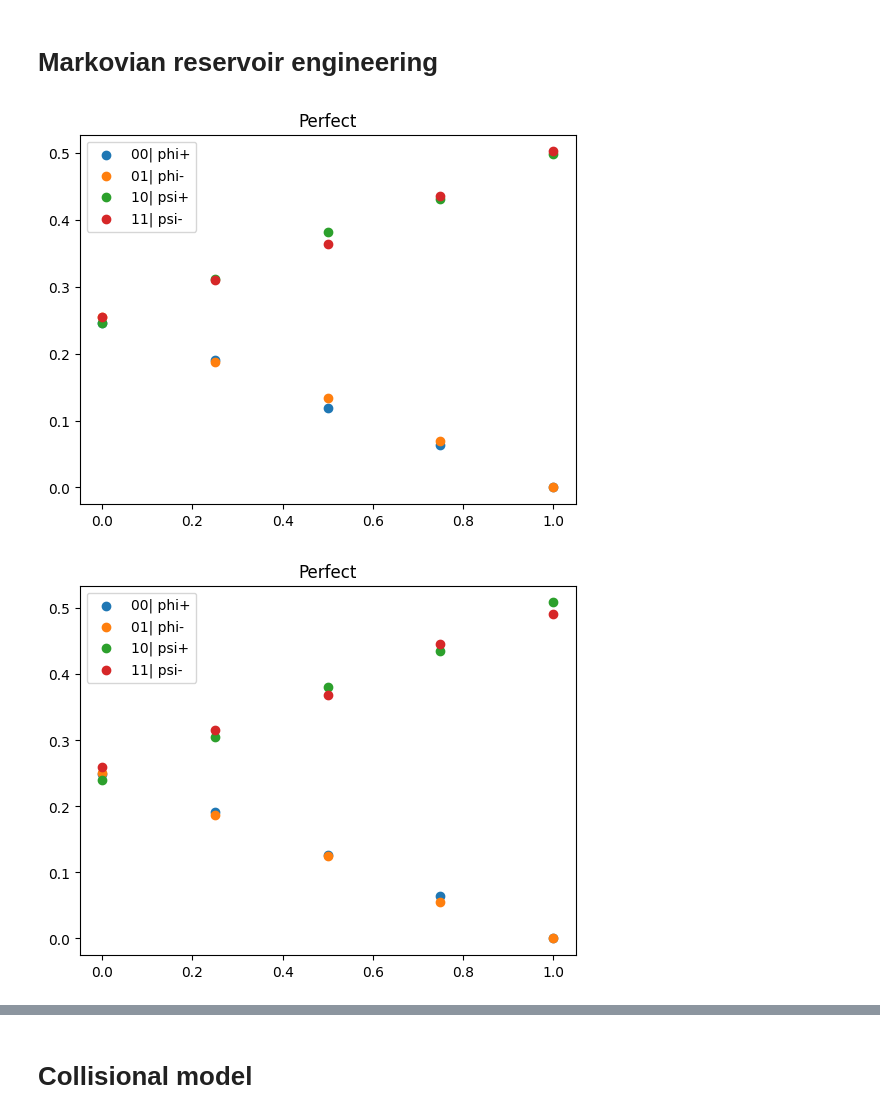
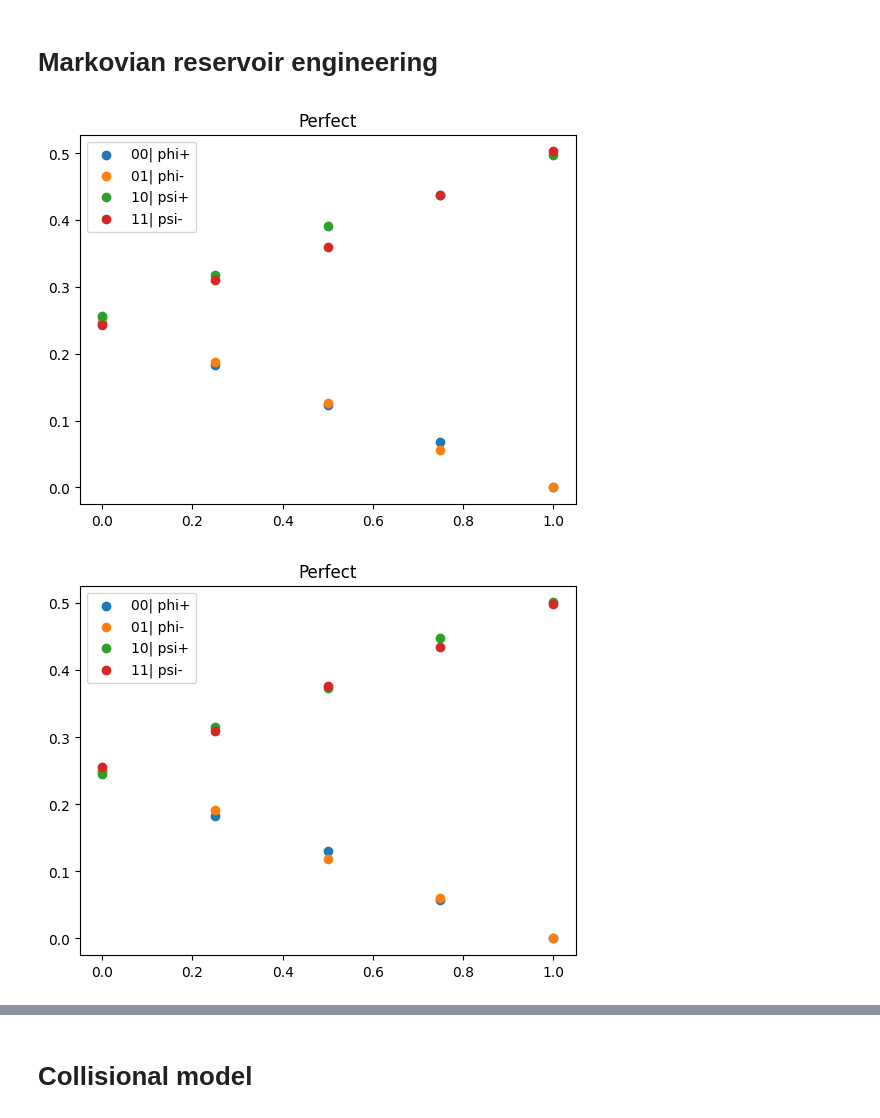
Before and after one commit to JessicaJohnBritto/QOSF_Cohort6, a Jupyter notebook: Results_from_paper/noise_model_ionq.ipynb, the cells around one changed output, grey strips where cells are left out. Saved outputs shown, nothing was run; the diff lists cells and outputs as text; code cells hidden in the pictures.

```diff
--- a/Results_from_paper/noise_model_ionq.ipynb
+++ b/Results_from_paper/noise_model_ionq.ipynb
@@ -29,8 +29,8 @@ def noisem(prob_2q):
     #Create noise model
     noisemodel = NoiseModel()
     #Define times and probabilities
-    prob_1q = 1-0.9986
-    # prob_2q = 1-0.9826
+    prob_1q = 1-0.9969
+    # prob_2q = 1-0.9773
     time_t1 = 10000*1e9
     time_t2 = 0.2*1e9
     time_1q = 0.00001*1e9
@@ -171,11 +171,11 @@ def circ_markovian(basis_gates,noise_model,do_not_plot,**kwargs):
         plt.show()
     return qq
 # %%
-for i in np.linspace(0.0, 1-0.9826, num = 4):
+for i in np.linspace(0.0, 1-0.9773, num = 4):
     noisemodel, basis_gates = noisem(i)
     qq = wrapper(noisemodel, basis_gates,circ_markovian,'perfect',plot_title='Perfect',shots=1024,pump=zz_pump)
 
 #qq.draw('mpl')
 # %% [output]
-[figure, old version]
+[figure, new version]
-[figure, old version]
+[figure, new version]
```
Also changed, not shown: parts of 13 cells of this notebook.
